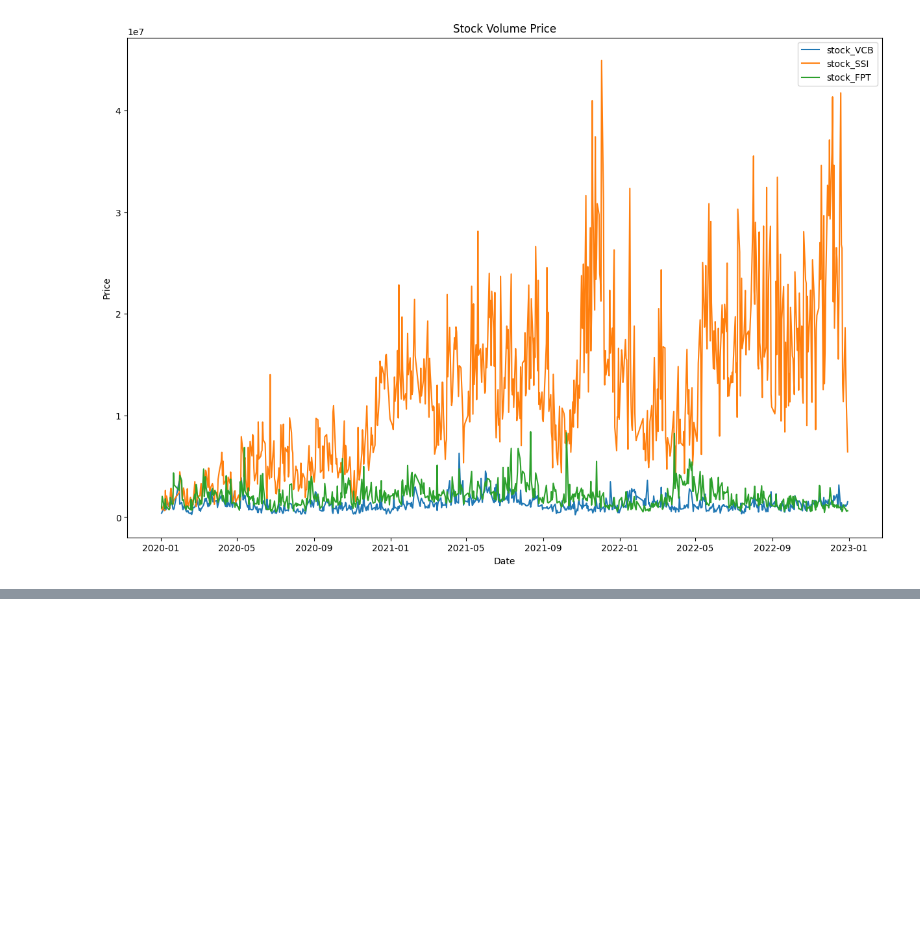
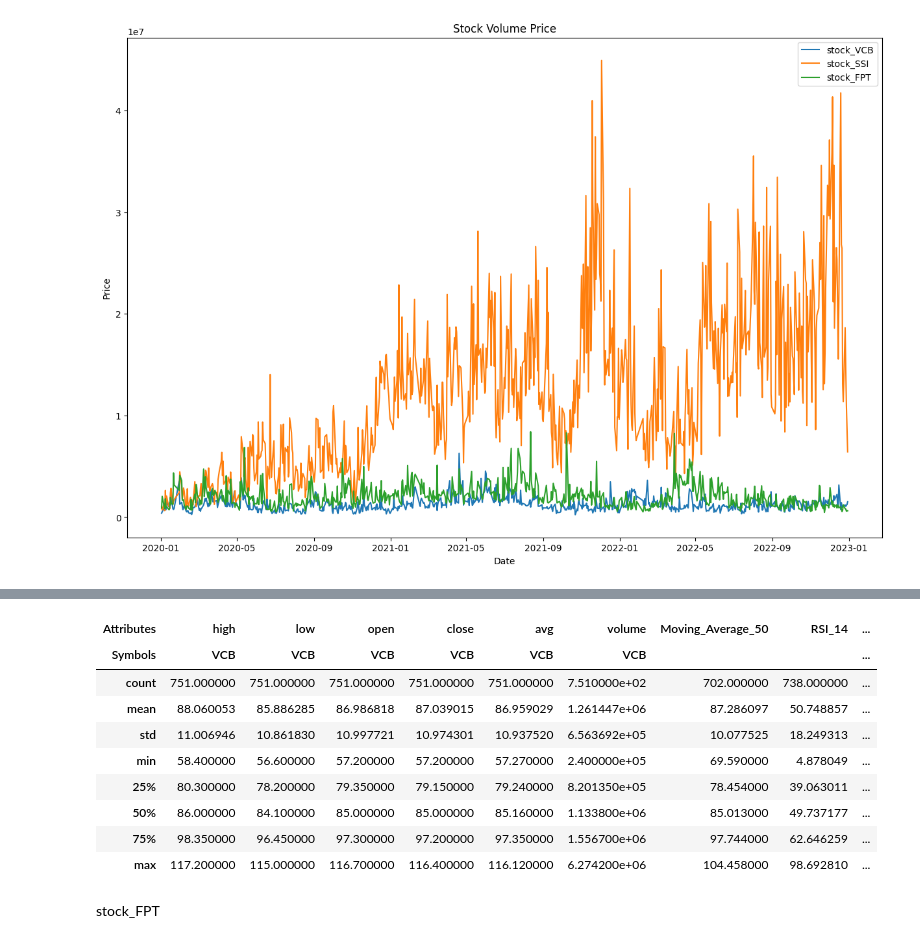
Before and after one commit to Toricat/Predicting_Vietnamese_Stock, a Jupyter notebook: model.ipynb, the cells around one changed output, grey strips where cells are left out. Drawn from its saved outputs; the diff is of its cells as text; code cells hidden in the pictures; blank space fills up the shorter version.

Commit message:
Model & Utils v2

```diff
--- a/model.ipynb
+++ b/model.ipynb
@@ -40,34 +42,3 @@ pl.vnquant_candle_stick(
     ylab='Date', xlab='Price',
     show_advanced=['volume', 'macd', 'rsi']
 )
-# %%
-import vnquant.data as dt
-from vnquant import plot as pl
-from vnquant import utils
-class SelectedStock:
-    def __init__(self, stock, selected_stock_start, selected_stock_end,data_selected=None):
-        self.stock = stock
-        self.start = selected_stock_start
-        self.end = selected_stock_end
-        self.data = data_selected if data_selected is not None else self.stock_data()
-
-    def stock_data(self):
-        loader = dt.DataLoader(symbols=[self.stock],
-                               start=self.start,
-                               end=self.end,
-                               minimal=True,
-                               data_source="VND")
-        self.data = loader.download()
-        return self.data
-
-    def stock_chart(self):
-
-        pl.vnquant_candle_stick(data=self.data,
-                                title=f'Your Stock ({self.stock}) from {self.start} to {self.end}',
-                                xlab='Date', ylab='Price',
-                                show_advanced=['volume', 'macd', 'rsi'])
-    def stock_infor(self):
-        print(self.data.head())
-        is_ohlc = utils._isOHLC(self.data)
-        is_ohlcv = utils._isOHLCV(self.data)
-        print(f"stock {self.stock} is OHLC: '{is_ohlc}' and OHLCV: '{is_ohlcv}'")
@@ -288,0 +272,15 @@ AttributeError: 'numpy.ndarray' object has no attribute 'plot'
+# %%
+stock_VCB_calculate.data.describe()
+# %% [output]
+| Attributes | high | low | open | close | avg | volume | Moving_Average_50 | RSI_14 | ... |
+| Symbols | VCB | VCB | VCB | VCB | VCB | VCB |  |  | ... |
+| count | 751.000000 | 751.000000 | 751.000000 | 751.000000 | 751.000000 | 7.510000e+02 | 702.000000 | 738.000000 | ... |
+| mean | 88.060053 | 85.886285 | 86.986818 | 87.039015 | 86.959029 | 1.261447e+06 | 87.286097 | 50.748857 | ... |
+| std | 11.006946 | 10.861830 | 10.997721 | 10.974301 | 10.937520 | 6.563692e+05 | 10.077525 | 18.249313 | ... |
+| min | 58.400000 | 56.600000 | 57.200000 | 57.200000 | 57.270000 | 2.400000e+05 | 69.590000 | 4.878049 | ... |
+| 25% | 80.300000 | 78.200000 | 79.350000 | 79.150000 | 79.240000 | 8.201350e+05 | 78.454000 | 39.063011 | ... |
+| 50% | 86.000000 | 84.100000 | 85.000000 | 85.000000 | 85.160000 | 1.133800e+06 | 85.013000 | 49.737177 | ... |
+| 75% | 98.350000 | 96.450000 | 97.300000 | 97.200000 | 97.350000 | 1.556700e+06 | 97.744000 | 62.646259 | ... |
+| max | 117.200000 | 115.000000 | 116.700000 | 116.400000 | 116.120000 | 6.274200e+06 | 104.458000 | 98.692810 | ... |
+# %% [markdown]
+stock_FPT
```
Also changed, not shown: parts of 44 cells of this notebook, 1 other file.
